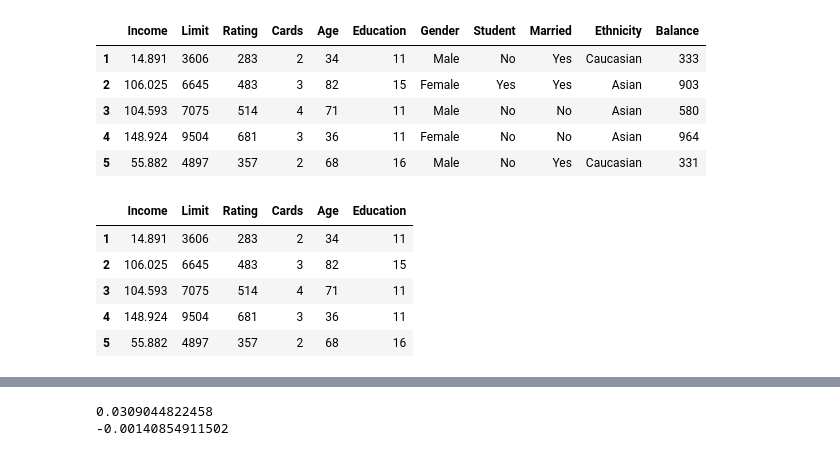
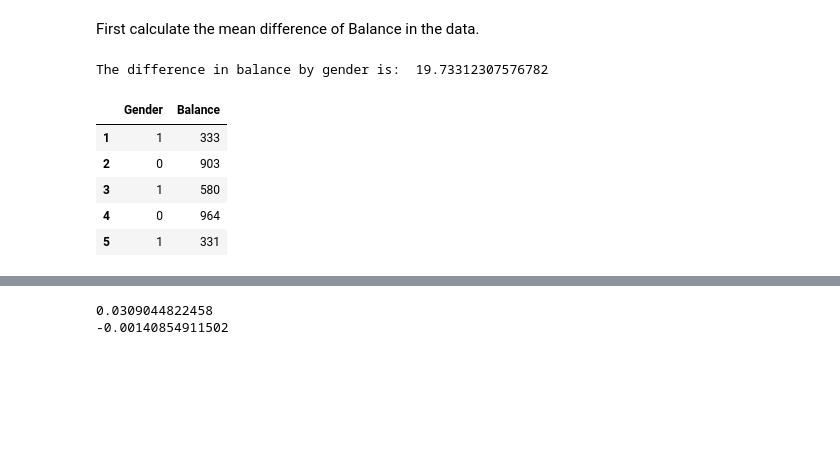
Before and after one commit to albahnsen/ML_RiskManagement, a Jupyter notebook: notebooks/12_StatisticalInference_DummyRegression.ipynb, the cells around one changed output, grey strips where cells are left out. Drawn from its saved outputs; the diff is of its cells as text; code cells hidden in the pictures; blank space fills up the shorter version.

```diff
--- a/notebooks/12_StatisticalInference_DummyRegression.ipynb
+++ b/notebooks/12_StatisticalInference_DummyRegression.ipynb
@@ -12,0 +72,6 @@ data = pd.read_csv('http://www-bcf.usc.edu/~gareth/ISL/Credit.csv', index_col=0)
+# %%
+# data.Gender
+X = data.Gender.map({' Male': 1, 'Female':0})
+Y = data.Balance
+male_balance= data[data.Gender==' Male'].Balance
+female_balance = data[data.Gender=='Female'].Balance
@@ -12,0 +117,6 @@ data = pd.read_csv('http://www-bcf.usc.edu/~gareth/ISL/Credit.csv', index_col=0)
+# %%
+from sklearn.linear_model import LinearRegression
+
+linReg = LinearRegression(fit_intercept=False)
+# %%
+linReg.fit(X.reshape(-1, 1) ,Y)
@@ -13,20 +157,19 @@ data = pd.read_csv('http://www-bcf.usc.edu/~gareth/ISL/Credit.csv', index_col=0)
+# %% [markdown]
+First calculate the mean difference of Balance in the data.
+# %%
+original_difference = female_income.mean() - male_income.mean()
+print('The difference in balance by gender is: ', original_difference)
+# %% [output]
+The difference in balance by gender is:  19.73312307576782
+# %%
+dataframe = pd.DataFrame(X)
+dataframe['Balance'] = Y
 # %%
-data.head()
+dataframe.head()
 # %% [output]
-|  | Income | Limit | Rating | Cards | Age | Education | Gender | Student | Married | Ethnicity | Balance |
-| 1 | 14.891 | 3606 | 283 | 2 | 34 | 11 | Male | No | Yes | Caucasian | 333 |
-| 2 | 106.025 | 6645 | 483 | 3 | 82 | 15 | Female | Yes | Yes | Asian | 903 |
-| 3 | 104.593 | 7075 | 514 | 4 | 71 | 11 | Male | No | No | Asian | 580 |
-| 4 | 148.924 | 9504 | 681 | 3 | 36 | 11 | Female | No | No | Asian | 964 |
-| 5 | 55.882 | 4897 | 357 | 2 | 68 | 16 | Male | No | Yes | Caucasian | 331 |
+|  | Gender | Balance |
+| 1 | 1 | 333 |
+| 2 | 0 | 903 |
+| 3 | 1 | 580 |
+| 4 | 0 | 964 |
+| 5 | 1 | 331 |
-# %%
-X=data[['Income', 'Limit', 'Rating', 'Cards', 'Age', 'Education']]
-Y=data['Balance']
-X.head()
-# %% [output]
-|  | Income | Limit | Rating | Cards | Age | Education |
-| 1 | 14.891 | 3606 | 283 | 2 | 34 | 11 |
-| 2 | 106.025 | 6645 | 483 | 3 | 82 | 15 |
-| 3 | 104.593 | 7075 | 514 | 4 | 71 | 11 |
-| 4 | 148.924 | 9504 | 681 | 3 | 36 | 11 |
-| 5 | 55.882 | 4897 | 357 | 2 | 68 | 16 |
```
Also changed, not shown: parts of 29 cells of this notebook, 3 other files.
